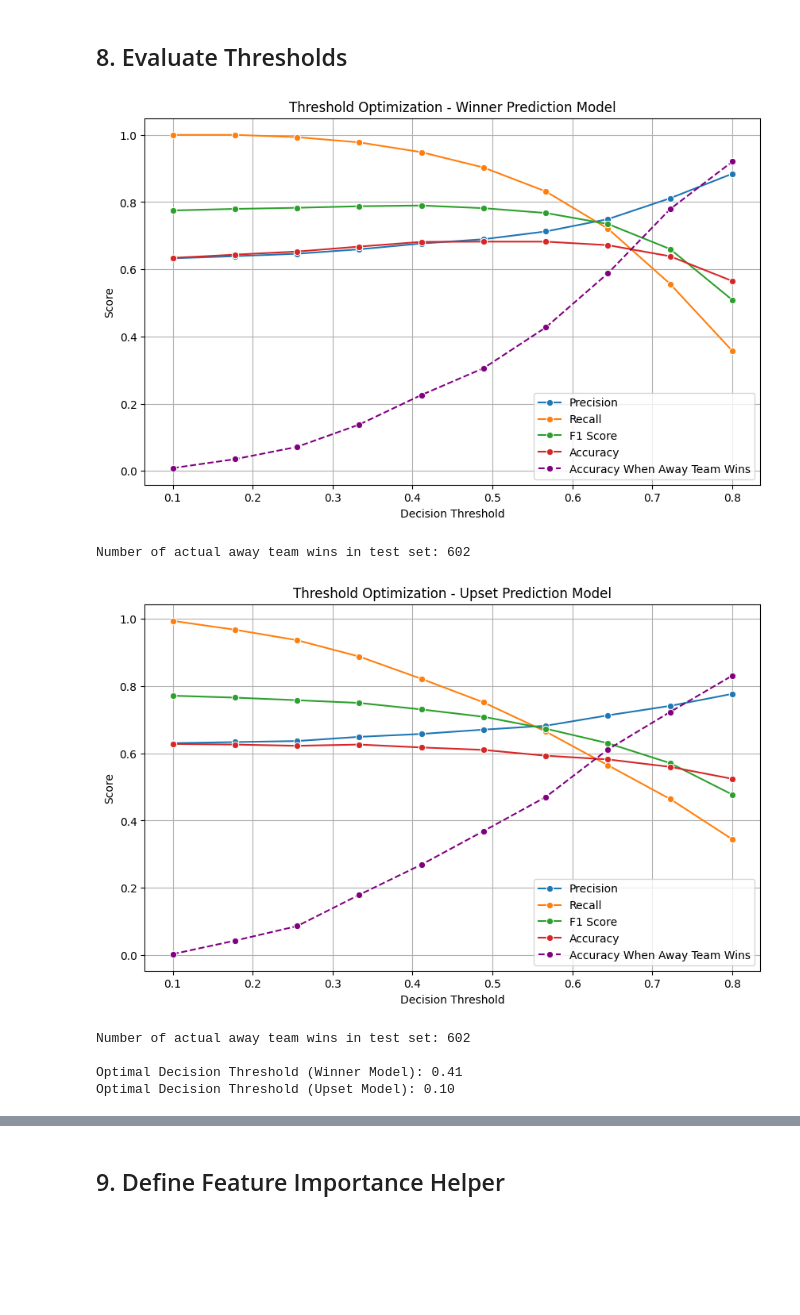
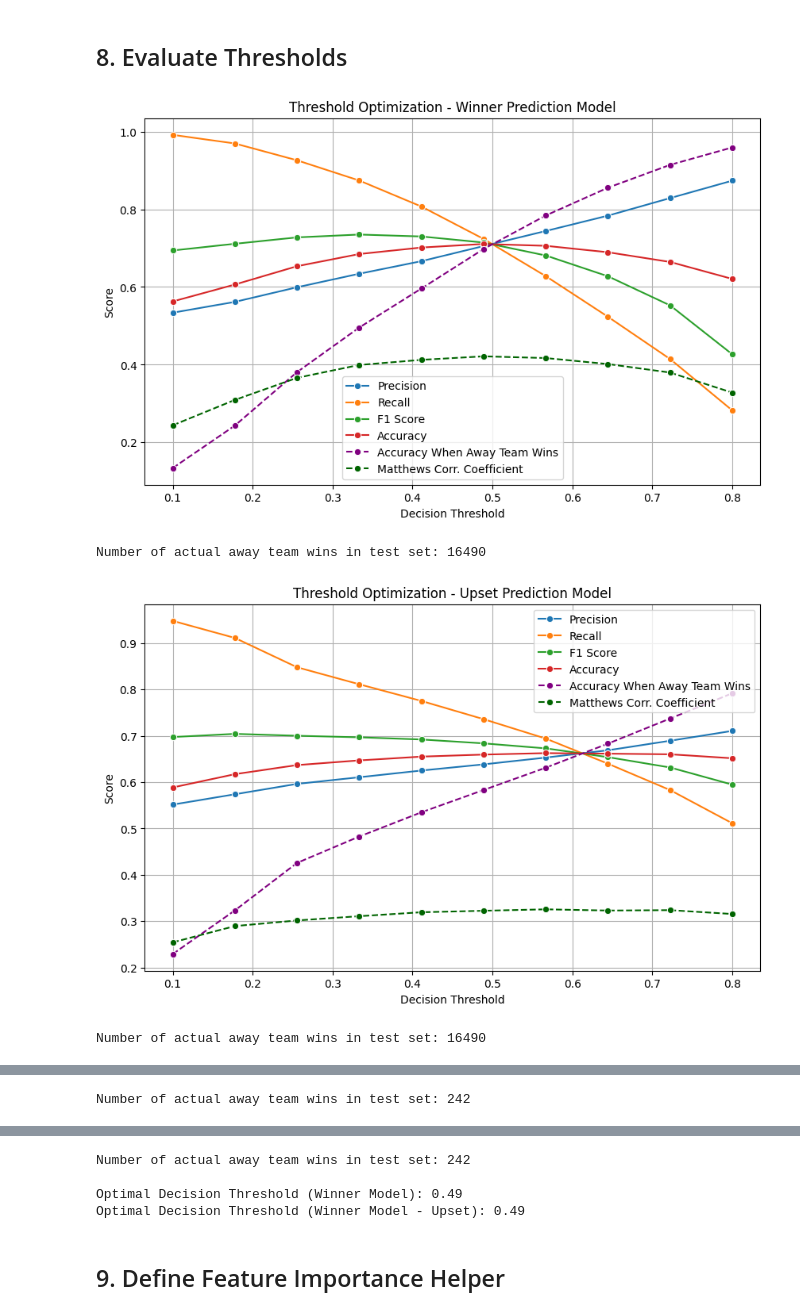
Before and after one commit to AJohnston35/March-Madness, a Jupyter notebook: Game Predictions/train_model.ipynb, the cells around one changed output, grey strips where cells are left out. Cells and saved outputs as stored; diff of their text form; code cells hidden in the pictures; blank space fills up the shorter version.

```diff
--- a/Game Predictions/train_model.ipynb
+++ b/Game Predictions/train_model.ipynb
@@ -33 +21,3 @@ df.drop(columns=[col for col in df.columns if 'rate' in col.lower() and not any(
+# %%
+df.drop(columns=['fast_break_pct_avg_diff','fast_break_pct_rolling_5_diff','points_off_turnover_pct_avg_diff','points_off_turnover_pct_rolling_5_diff'], inplace=True)
 # %%
@@ -181,3 +165,7 @@ LGBMClassifier(learning_rate=0.05, max_depth=4, metric='logloss',
+# %%
+test_tournament_df = test_df[test_df['season_type'] == 3].copy()
+X_test_upset = test_tournament_df.drop(columns=['target'])
+y_test_upset = test_tournament_df['target'].astype(int)
 # %% [markdown]
 ## 6. Save Models
 # %%
@@ -189,6 +177,8 @@ joblib.dump(model_upset, 'models/lgbm_upset_model.joblib')
 ## 7. Define Evaluation Helper
 # %%
 def evaluate_thresholds(model, X_test, y_test, model_name):
+    from sklearn.metrics import matthews_corrcoef
+
     thresholds = np.linspace(0.1, 0.8, 10)  # Test thresholds from 0.1 to 0.8
     metrics = []
 
@@ -205,6 +195,7 @@ def evaluate_thresholds(model, X_test, y_test, model_name):
         recall = recall_score(y_test, y_pred_thresh)
         f1 = f1_score(y_test, y_pred_thresh)
         accuracy = accuracy_score(y_test, y_pred_thresh)
+        mcc = matthews_corrcoef(y_test, y_pred_thresh)
 
         # Calculate accuracy for cases where the actual value is 0
         # This shows how well the model identifies games where away team wins
@@ -216,12 +207,14 @@ def evaluate_thresholds(model, X_test, y_test, model_name):
         else:
             actual_zero_accuracy = 0
 
-        metrics.append([thresh, precision, recall, f1, accuracy, actual_zero_accuracy])
+        metrics.append([thresh, precision, recall, f1, accuracy, actual_zero_accuracy, mcc])
 
     # Convert to DataFrame
     metrics_df = pd.DataFrame(
         metrics,
-        columns=["Threshold", "Precision", "Recall", "F1 Score", "Accuracy", "Accuracy_Actual_0"]
+        columns=[
+            "Threshold", "Precision", "Recall", "F1 Score", "Accuracy", "Accuracy_Actual_0", "Matthews_CC"
+        ]
     )
 
     # Plot metrics
@@ -230,8 +223,24 @@ def evaluate_thresholds(model, X_test, y_test, model_name):
     sns.lineplot(data=metrics_df, x="Threshold", y="Recall", label="Recall", marker="o")
     sns.lineplot(data=metrics_df, x="Threshold", y="F1 Score", label="F1 Score", marker="o")
     sns.lineplot(data=metrics_df, x="Threshold", y="Accuracy", label="Accuracy", marker="o")
-    sns.lineplot(data=metrics_df, x="Threshold", y="Accuracy_Actual_0",
-                 label="Accuracy When Away Team Wins", marker="o", linestyle="--", color="purple")
+    sns.lineplot(
+        data=metrics_df,
+        x="Threshold",
+        y="Accuracy_Actual_0",
+        label="Accuracy When Away Team Wins",
+        marker="o",
+        linestyle="--",
+        color="purple"
+    )
+    sns.lineplot(
+        data=metrics_df,
+        x="Threshold",
+        y="Matthews_CC",
+        label="Matthews Corr. Coefficient",
+        marker="o",
+        linestyle="--",
+        color="darkgreen"
+    )
 
     plt.xlabel("Decision Threshold")
     plt.ylabel("Score")
@@ -243,22 +252,21 @@ def evaluate_thresholds(model, X_test, y_test, model_name):
     # Print count of actual away team wins
     print(f"Number of actual away team wins in test set: {np.sum(actual_zero_mask)}")
 
-    # Find and return the best threshold based on F1 Score
-    best_threshold = metrics_df.loc[metrics_df["F1 Score"].idxmax(), "Threshold"]
+    # Find and return the best threshold based on Matthews Correlation Coefficient (MCC)
+    best_threshold = metrics_df.loc[metrics_df["Matthews_CC"].idxmax(), "Threshold"]
     return best_threshold
 # %% [markdown]
 ## 8. Evaluate Thresholds
 # %%
 best_thresh_winner = evaluate_thresholds(model_winner, X_test, y_test, "Winner Prediction Model")
 best_thresh_upset = evaluate_thresholds(model_upset, X_test, y_test, "Upset Prediction Model")
+best_thresh_upset_winner = evaluate_thresholds(model_winner, X_test_upset, y_test_upset, "Winner Prediction Model - Upset")
+best_thresh_upset_upset = evaluate_thresholds(model_upset, X_test_upset, y_test_upset, "Upset Prediction Model - Upset")
 
 print(f"\nOptimal Decision Threshold (Winner Model): {best_thresh_winner:.2f}")
-print(f"Optimal Decision Threshold (Upset Model): {best_thresh_upset:.2f}")
+print(f"Optimal Decision Threshold (Winner Model - Upset): {best_thresh_upset_winner:.2f}")
 # %% [output]
-[figure, old version]
+[figure, new version]
-Number of actual away team wins in test set: 602
+Number of actual away team wins in test set: 16490
-[figure, old version]
+[figure, new version]
-Number of actual away team wins in test set: 602
-
-Optimal Decision Threshold (Winner Model): 0.41
-Optimal Decision Threshold (Upset Model): 0.10
+Number of actual away team wins in test set: 16490
@@ -264,0 +274 @@ Optimal Decision Threshold (Upset Model): 0.10
+Number of actual away team wins in test set: 242
@@ -265,3 +276,7 @@ Optimal Decision Threshold (Upset Model): 0.10
+Number of actual away team wins in test set: 242
+
+Optimal Decision Threshold (Winner Model): 0.49
+Optimal Decision Threshold (Winner Model - Upset): 0.49
 # %% [markdown]
 ## 9. Define Feature Importance Helper
 # %%
```
Also changed, not shown: parts of 10 cells of this notebook, 14 other files.
